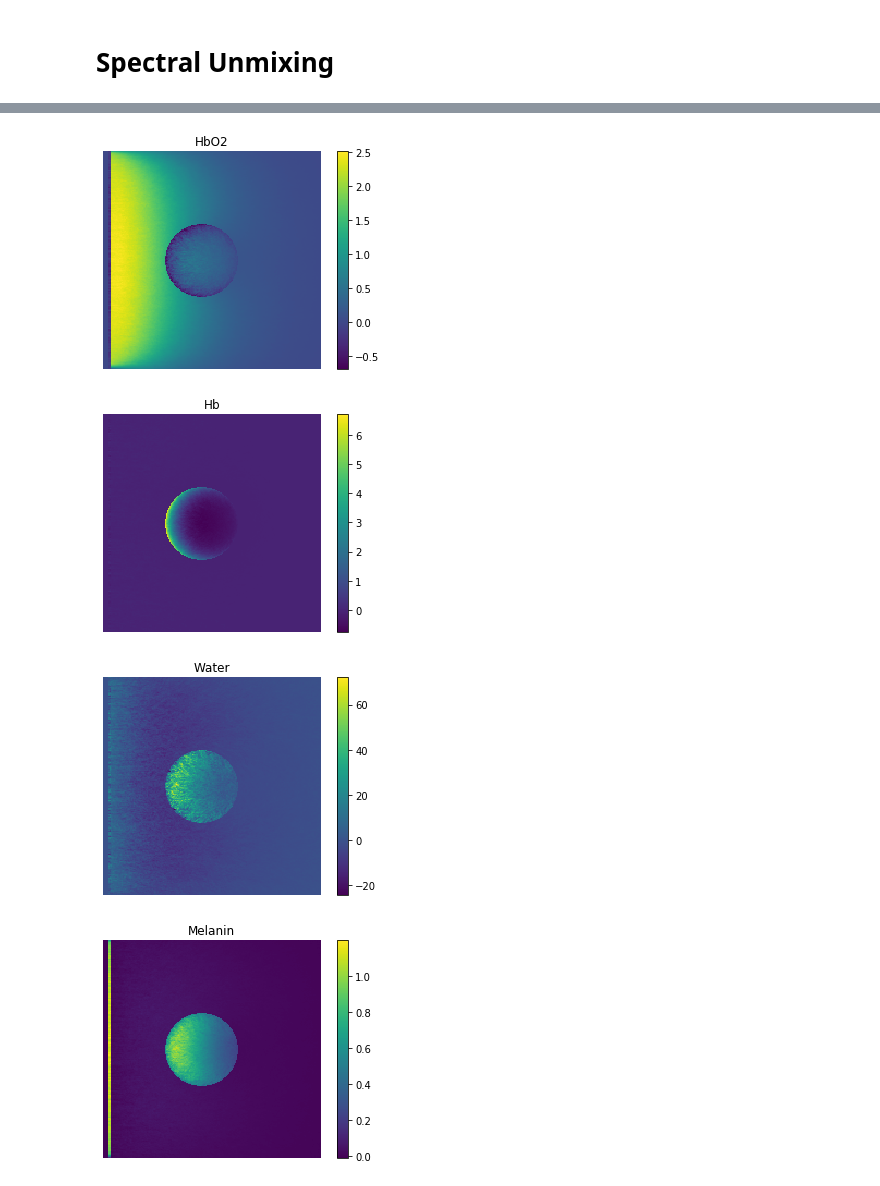
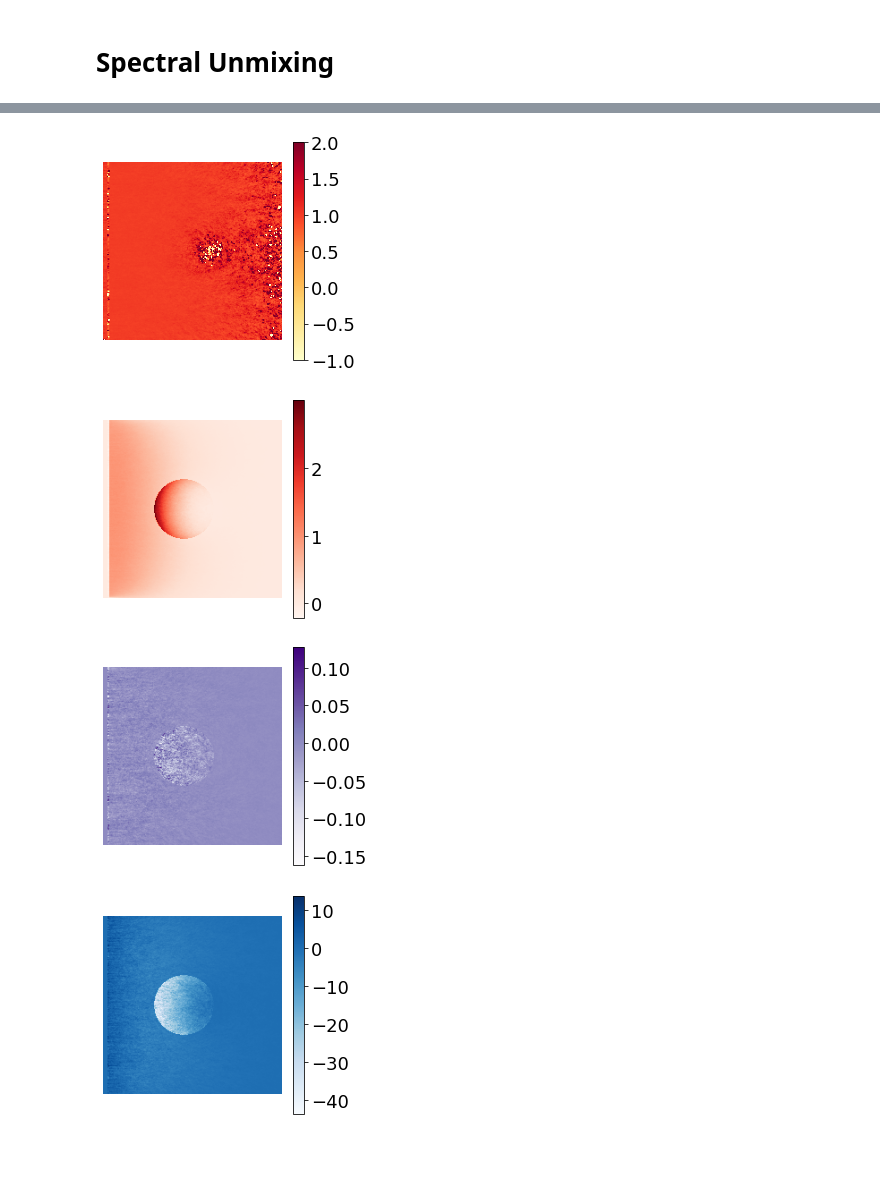
Before and after one commit to tomelse/SkinPhantomSimulations, a Jupyter notebook: Exp5/SO2 Analysis.ipynb, the cells around one changed output, grey strips where cells are left out. Saved outputs shown, nothing was run; the diff lists cells and outputs as text; code cells hidden in the pictures; blank space fills up the shorter version.

```diff
--- a/Exp5/SO2 Analysis.ipynb
+++ b/Exp5/SO2 Analysis.ipynb
@@ -161,27 +185,32 @@ plt.show()
-# %%
-n=1
-plt.imshow(unmixed[n][:, :, 1])
-plt.colorbar()
-plt.axis("off")
-plt.title("HbO2")
-plt.show()
-plt.imshow(unmixed[n][:, :, 0])
-plt.colorbar()
-plt.axis("off")
-plt.title("Hb")
-plt.show()
-plt.imshow(unmixed[n][:, :, 2])
-plt.colorbar()
-plt.axis("off")
-plt.title("Water")
-plt.show()
-plt.imshow(unmixed[n][:, :, 3])
-plt.colorbar()
-plt.title("Melanin")
-plt.axis("off")
-plt.show()
-# %% [output]
-[figure, removed]
-[figure, removed]
-[figure, removed]
-[figure, removed]
+# %%
+n=-1
+# SO2
+plt.imshow(so2[n], cmap="YlOrRd", clim=(-1,2))
+plt.colorbar()
+plt.axis("off")
+plt.show()
+# HbO2
+plt.imshow(unmixed[n][:, :, 1], cmap="Reds")
+plt.colorbar()
+plt.axis("off")
+plt.show()
+# Hb
+plt.imshow(unmixed[n][:, :, 0], cmap="Purples")
+plt.colorbar()
+plt.axis("off")
+plt.show()
+# Water
+plt.imshow(unmixed[n][:, :, 2], cmap="Blues")
+plt.colorbar()
+plt.axis("off")
+plt.show()
+# Melanin
+plt.imshow(unmixed[n][:, :, 3], cmap="Oranges")
+plt.colorbar()
+plt.axis("off")
+plt.show()
+# %% [output]
+[figure, added]
+[figure, added]
+[figure, added]
+[figure, added]
```
Also changed, not shown: parts of 9 cells of this notebook, 10 other files.
